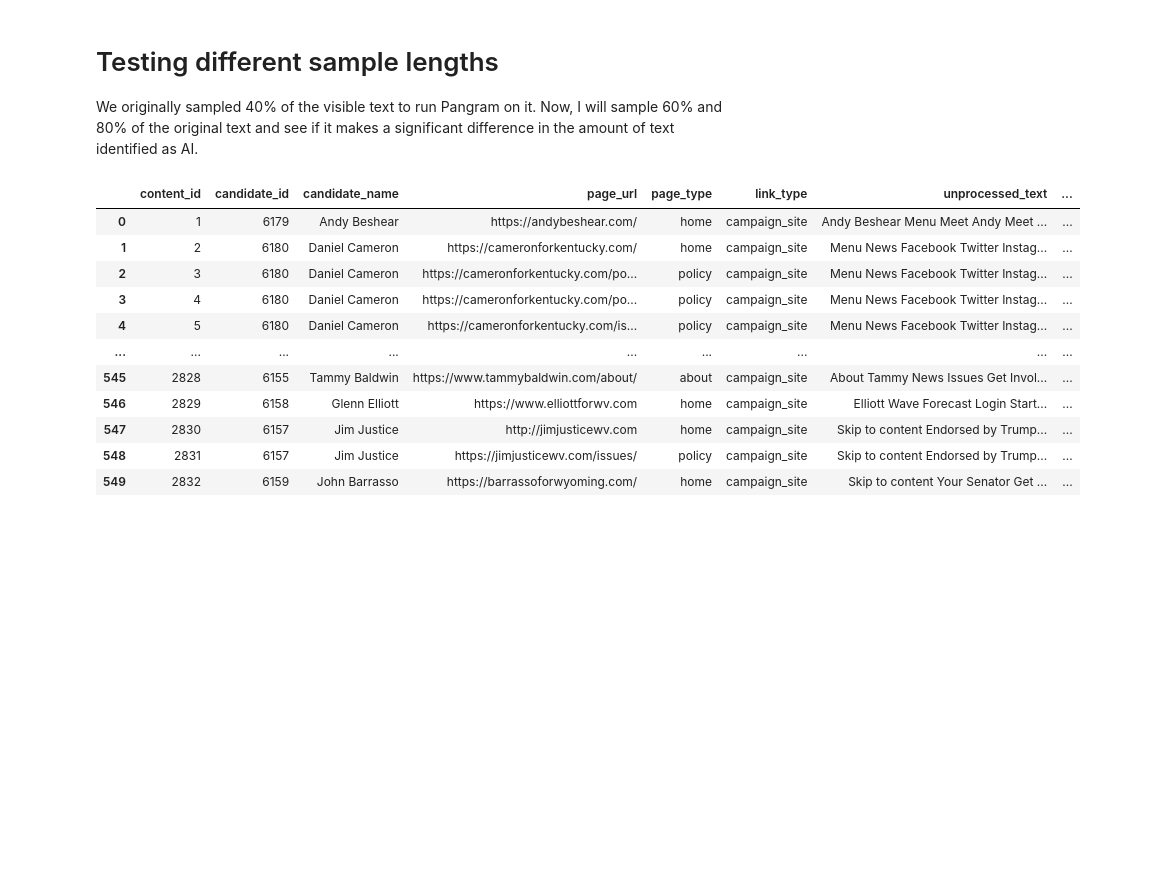
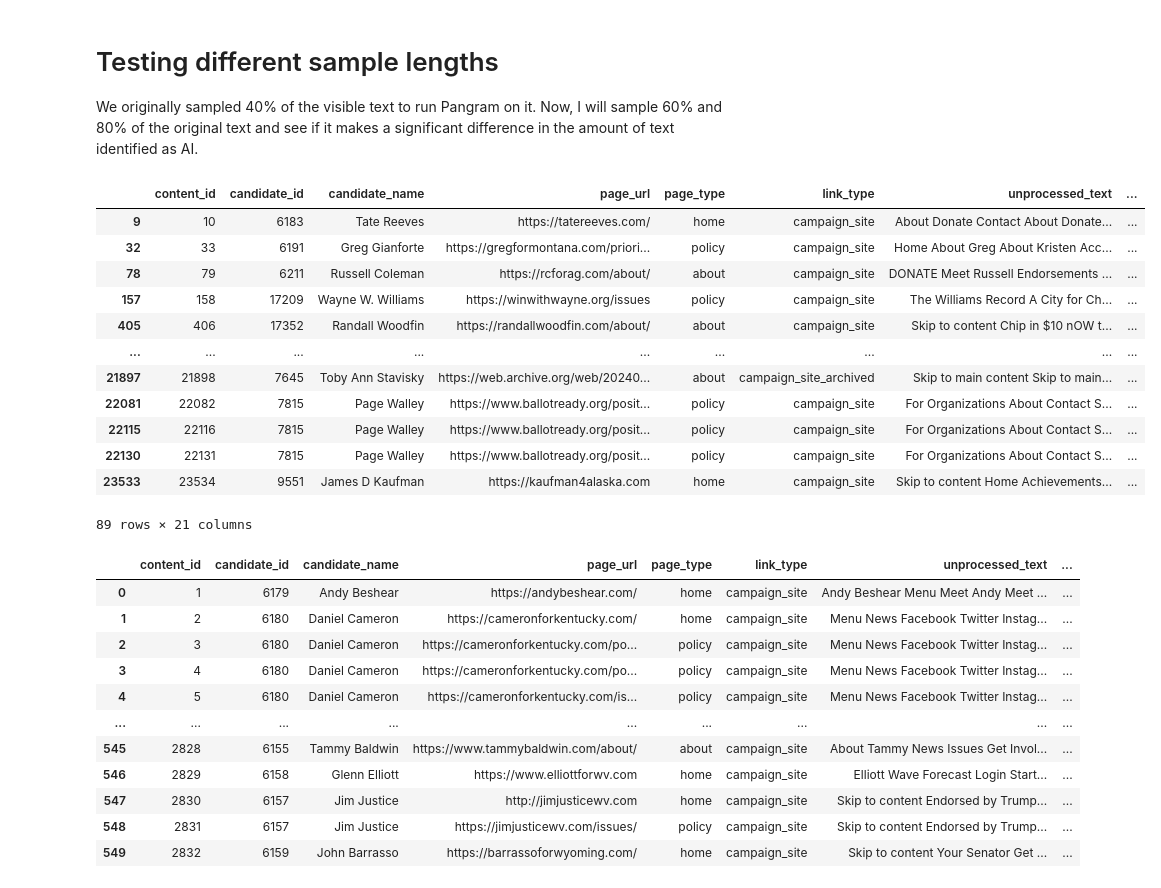
Before and after one commit to WeberLab-UW/campLinks, a Jupyter notebook: detection/run-pangram-text.ipynb, the cells around one changed output. Drawn from its saved outputs; the diff is of its cells as text; code cells hidden in the pictures; blank space fills up the shorter version.

```diff
--- a/detection/run-pangram-text.ipynb
+++ b/detection/run-pangram-text.ipynb
@@ -55,7 +58,7 @@ def add_columns(df):
 
 def clean_data(df):
     df_filtered = df[~(df['unprocessed_text'].isna() & df['sampled_text'].isna())]
-    df_cleaned = df_filtered[df_filtered['sampled_text'] != 'ERROR: could not fetch page']
+    df_cleaned = df_filtered[df_filtered['sample_60'] != 'ERROR: could not fetch page']
     return df_cleaned
 # %%
 #some exploratory functions:
@@ -91,2 +73,5 @@ state_house_added = add_columns(state_house_cleaned)
+# %%
+all_cleaned = clean_data(campaign_site_text)
+campaign_text_cleaned = add_columns(all_cleaned)
 # %% [markdown]
 Get some exploratory information
@@ -237,3 +206,19 @@ We originally sampled 40% of the visible text to run Pangram on it. Now, I will
+# %%
+campaign_text_cleaned[campaign_text_cleaned['AI_label'] == "unable to run"]
+# %% [output]
+|  | content_id | candidate_id | candidate_name | page_url | page_type | link_type | unprocessed_text | ... |
+| 9 | 10 | 6183 | Tate Reeves | https://tatereeves.com/ | home | campaign_site | About Donate Contact About Donate... | ... |
+| 32 | 33 | 6191 | Greg Gianforte | https://gregformontana.com/priori... | policy | campaign_site | Home About Greg About Kristen Acc... | ... |
+| 78 | 79 | 6211 | Russell Coleman | https://rcforag.com/about/ | about | campaign_site | DONATE Meet Russell Endorsements ... | ... |
+| 157 | 158 | 17209 | Wayne W. Williams | https://winwithwayne.org/issues | policy | campaign_site | The Williams Record A City for Ch... | ... |
+| 405 | 406 | 17352 | Randall Woodfin | https://randallwoodfin.com/about/ | about | campaign_site | Skip to content Chip in $10 nOW t... | ... |
+| ... | ... | ... | ... | ... | ... | ... | ... | ... |
+| 21897 | 21898 | 7645 | Toby Ann Stavisky | https://web.archive.org/web/20240... | about | campaign_site_archived | Skip to main content Skip to main... | ... |
+| 22081 | 22082 | 7815 | Page Walley | https://www.ballotready.org/posit... | policy | campaign_site | For Organizations About Contact S... | ... |
+| 22115 | 22116 | 7815 | Page Walley | https://www.ballotready.org/posit... | policy | campaign_site | For Organizations About Contact S... | ... |
+| 22130 | 22131 | 7815 | Page Walley | https://www.ballotready.org/posit... | policy | campaign_site | For Organizations About Contact S... | ... |
+| 23533 | 23534 | 9551 | James D Kaufman | https://kaufman4alaska.com | home | campaign_site | Skip to content Home Achievements... | ... |
+89 rows × 21 columns
 # %%
 combined_60 = pd.concat([gov_added, ag_added, mayor_added, us_senate_added], ignore_index=True)
 combined_60
```
Also changed, not shown: parts of 27 cells of this notebook, 40 other files.
